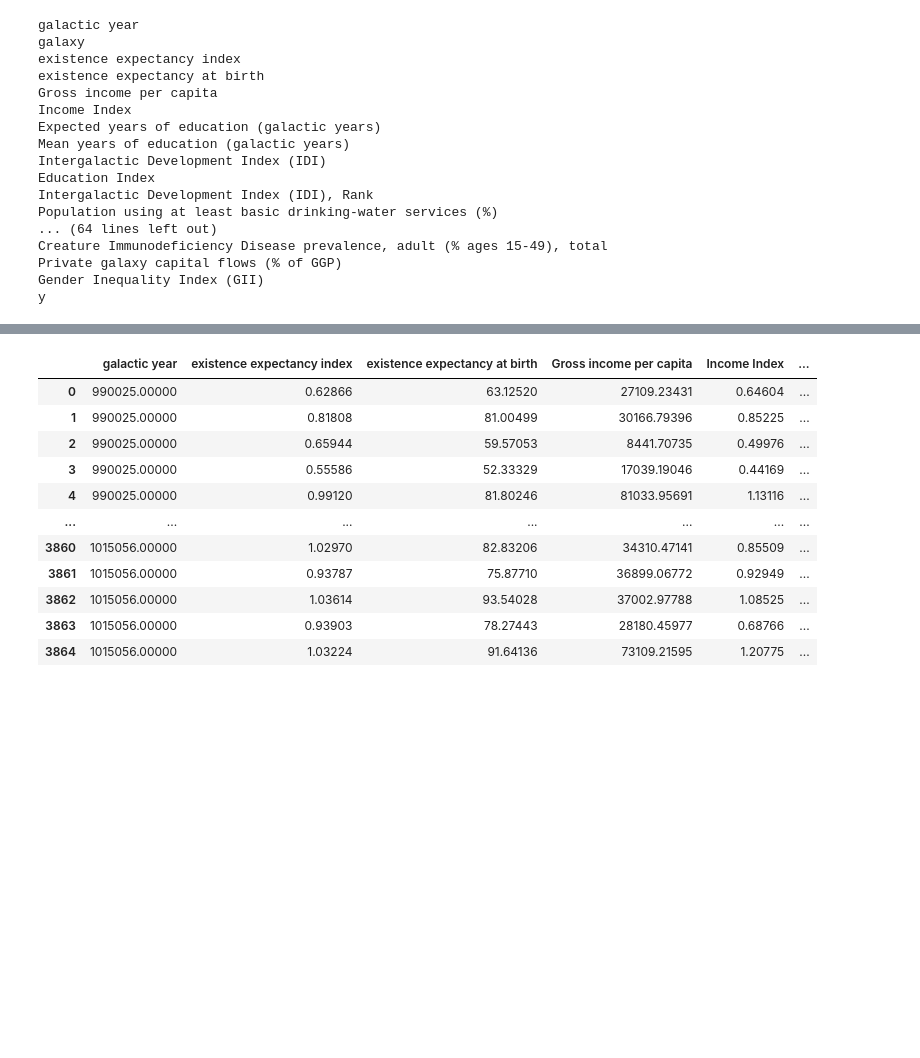
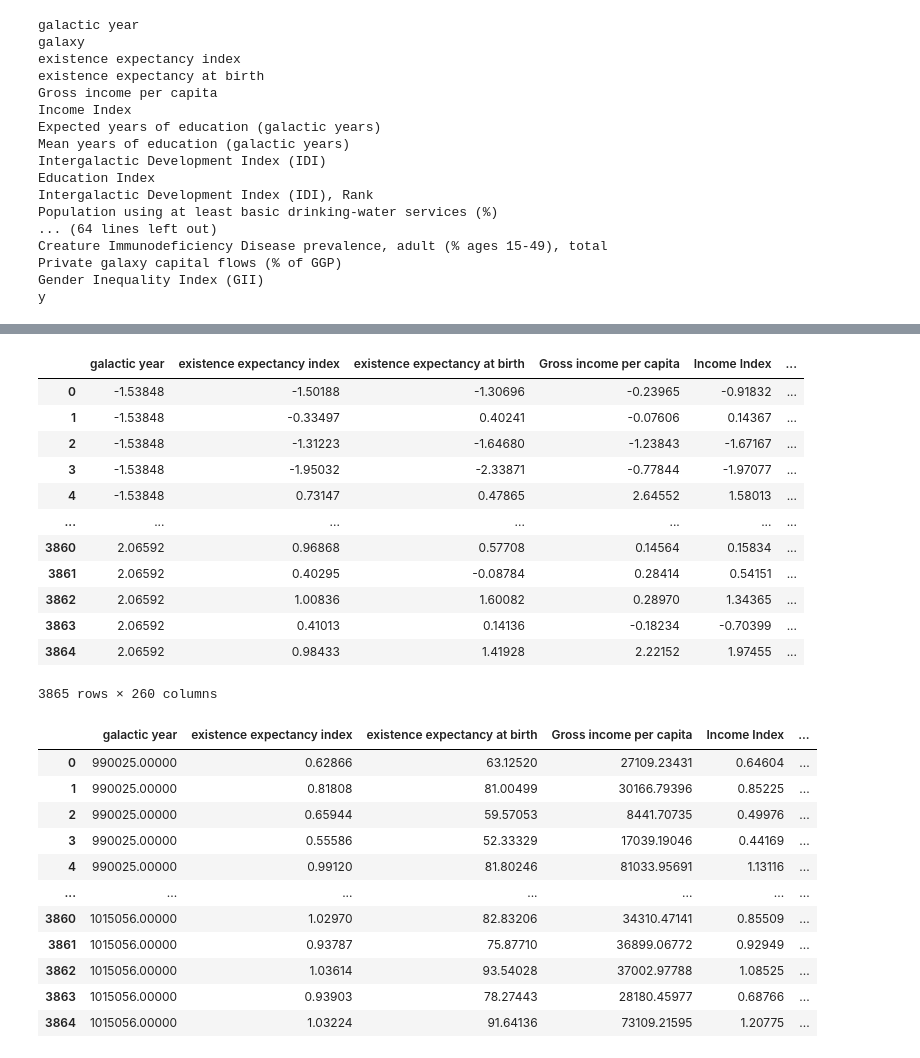
Before and after one commit to daniiomir/prohack_mckinsey_2020, a Jupyter notebook: prohack_solution.ipynb, the cells around one changed output, grey strips where cells are left out. Drawn from its saved outputs; the diff is of its cells as text; code cells hidden in the pictures; blank space fills up the shorter version.

```diff
--- a/prohack_solution.ipynb
+++ b/prohack_solution.ipynb
@@ -242,3 +335,19 @@ scaled_test = pd.concat([scaled_test, pd.get_dummies(scaled_test['galaxy'])], ax
+# %%
+scaled_train
+# %% [output]
+|  | galactic year | existence expectancy index | existence expectancy at birth | Gross income per capita | Income Index | ... |
+| 0 | -1.53848 | -1.50188 | -1.30696 | -0.23965 | -0.91832 | ... |
+| 1 | -1.53848 | -0.33497 | 0.40241 | -0.07606 | 0.14367 | ... |
+| 2 | -1.53848 | -1.31223 | -1.64680 | -1.23843 | -1.67167 | ... |
+| 3 | -1.53848 | -1.95032 | -2.33871 | -0.77844 | -1.97077 | ... |
+| 4 | -1.53848 | 0.73147 | 0.47865 | 2.64552 | 1.58013 | ... |
+| ... | ... | ... | ... | ... | ... | ... |
+| 3860 | 2.06592 | 0.96868 | 0.57708 | 0.14564 | 0.15834 | ... |
+| 3861 | 2.06592 | 0.40295 | -0.08784 | 0.28414 | 0.54151 | ... |
+| 3862 | 2.06592 | 1.00836 | 1.60082 | 0.28970 | 1.34365 | ... |
+| 3863 | 2.06592 | 0.41013 | 0.14136 | -0.18234 | -0.70399 | ... |
+| 3864 | 2.06592 | 0.98433 | 1.41928 | 2.22152 | 1.97455 | ... |
+3865 rows × 260 columns
 # %%
 # full_train = full_train.drop(['galaxy', 'galactic year'], axis=1)
 # full_test = full_test.drop(['galaxy', 'galactic year'], axis=1)
```
Also changed, not shown: parts of 21 cells of this notebook.
